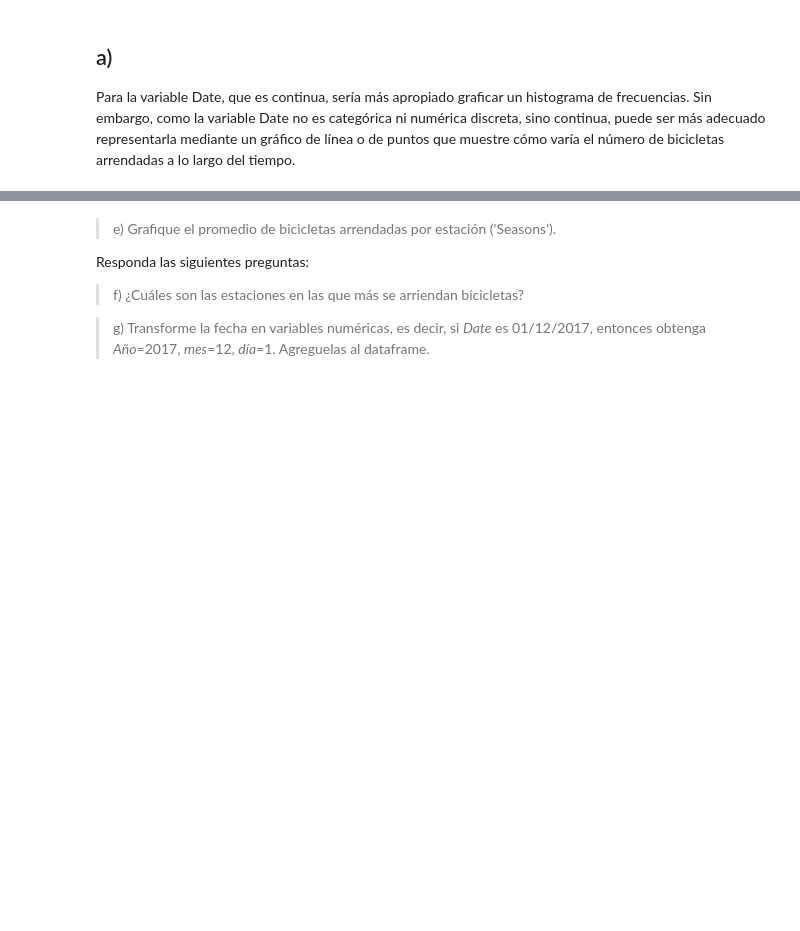
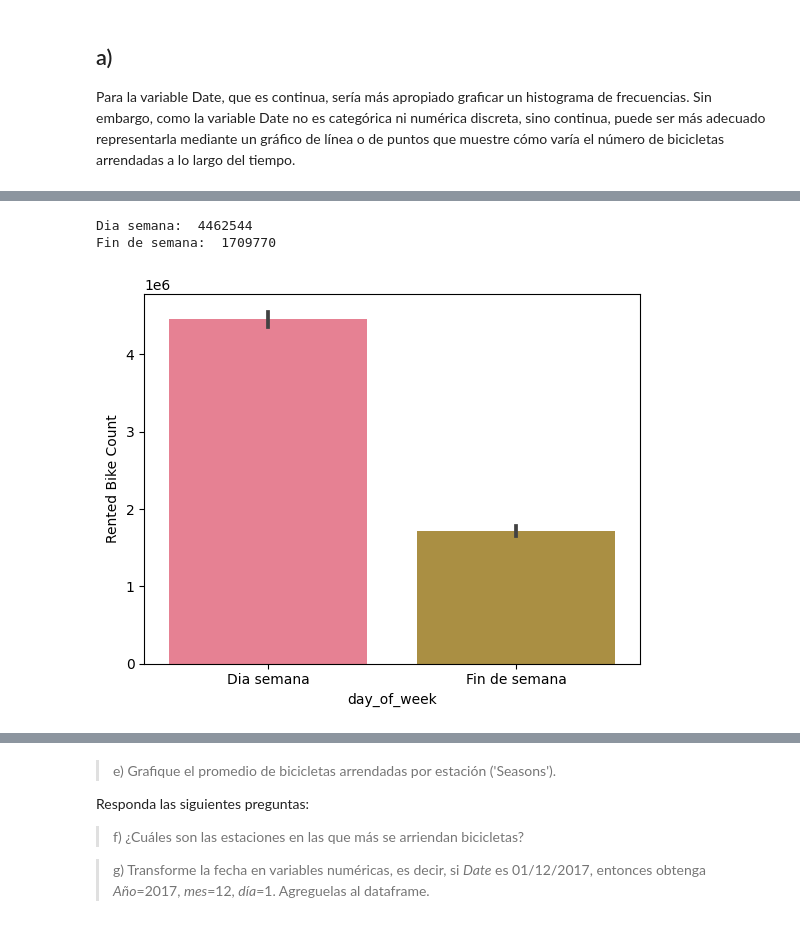
Before and after one commit to GersonHMG/Tarea1ML, a Jupyter notebook: Tarea1.ipynb, the cells around one changed output, grey strips where cells are left out. Cells and saved outputs as stored; diff of their text form; code cells hidden in the pictures; blank space fills up the shorter version.

```diff
--- a/Tarea1.ipynb
+++ b/Tarea1.ipynb
@@ -244,0 +256,18 @@ Si suponemos que los dias de trabajo son los dias 'No Holiday' y los dias de no
+# %%
+#ax = sns.barplot(data=data, x='Date', y='Rented Bike Count')
+
+def isWeekend(day):
+    if(day > 4):
+        return "Fin de semana"
+    return "Dia semana"
+
+is_wekeend = data[ ['Date', 'Rented Bike Count'] ].copy()
+is_wekeend['day_of_week'] =  (pd.to_datetime( is_wekeend['Date'] ).dt.dayofweek).apply( lambda x : isWeekend(x) )
+sns.barplot(data=is_wekeend, x='day_of_week', y='Rented Bike Count', estimator=sum)
+
+print("Dia semana: " , is_wekeend[ is_wekeend['day_of_week'] == "Dia semana" ]['Rented Bike Count'].sum()    )
+print("Fin de semana: " , is_wekeend[ is_wekeend['day_of_week'] == "Fin de semana" ]['Rented Bike Count'].sum() )
+# %% [output]
+Dia semana:  4462544
+Fin de semana:  1709770
+[figure, added]
```
Also changed, not shown: parts of 14 cells of this notebook.
